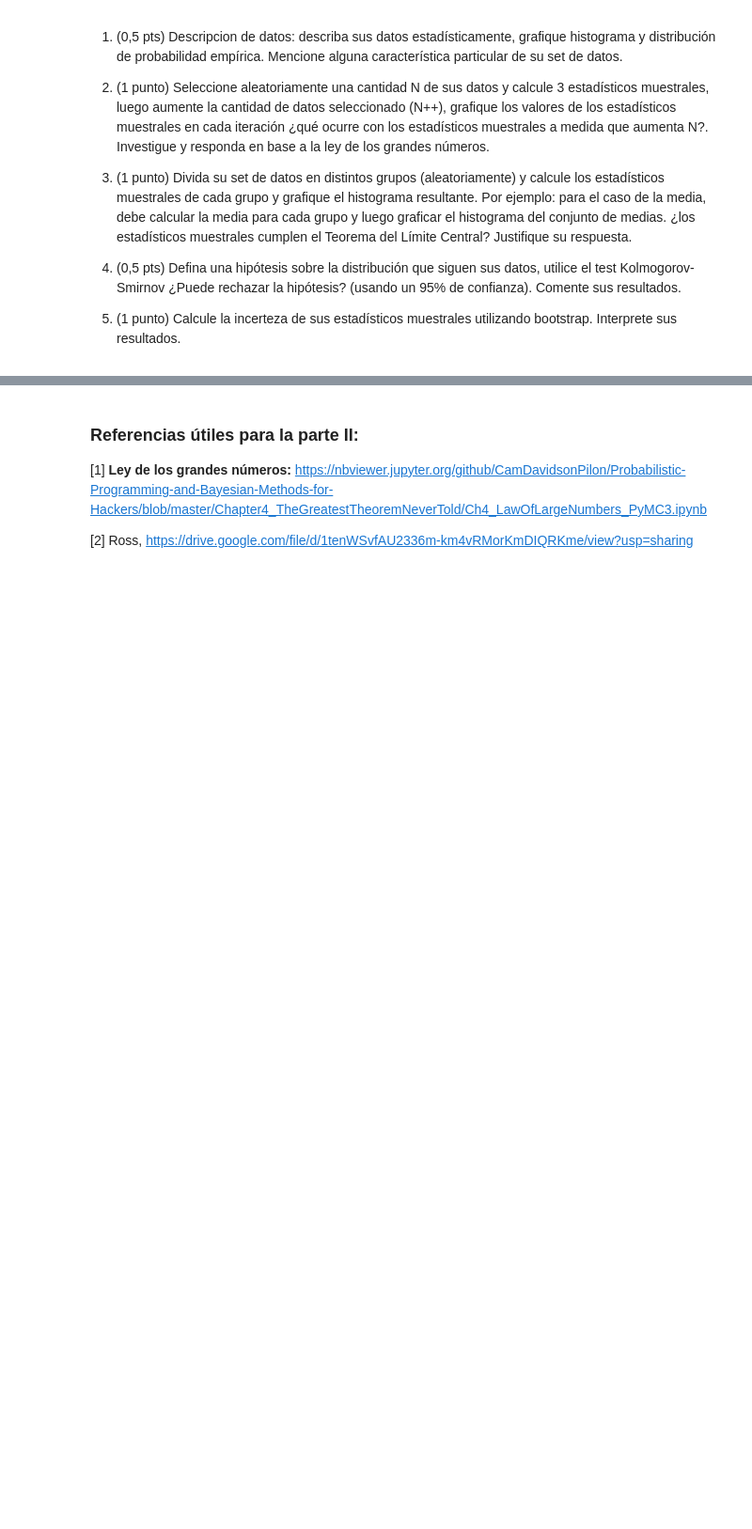
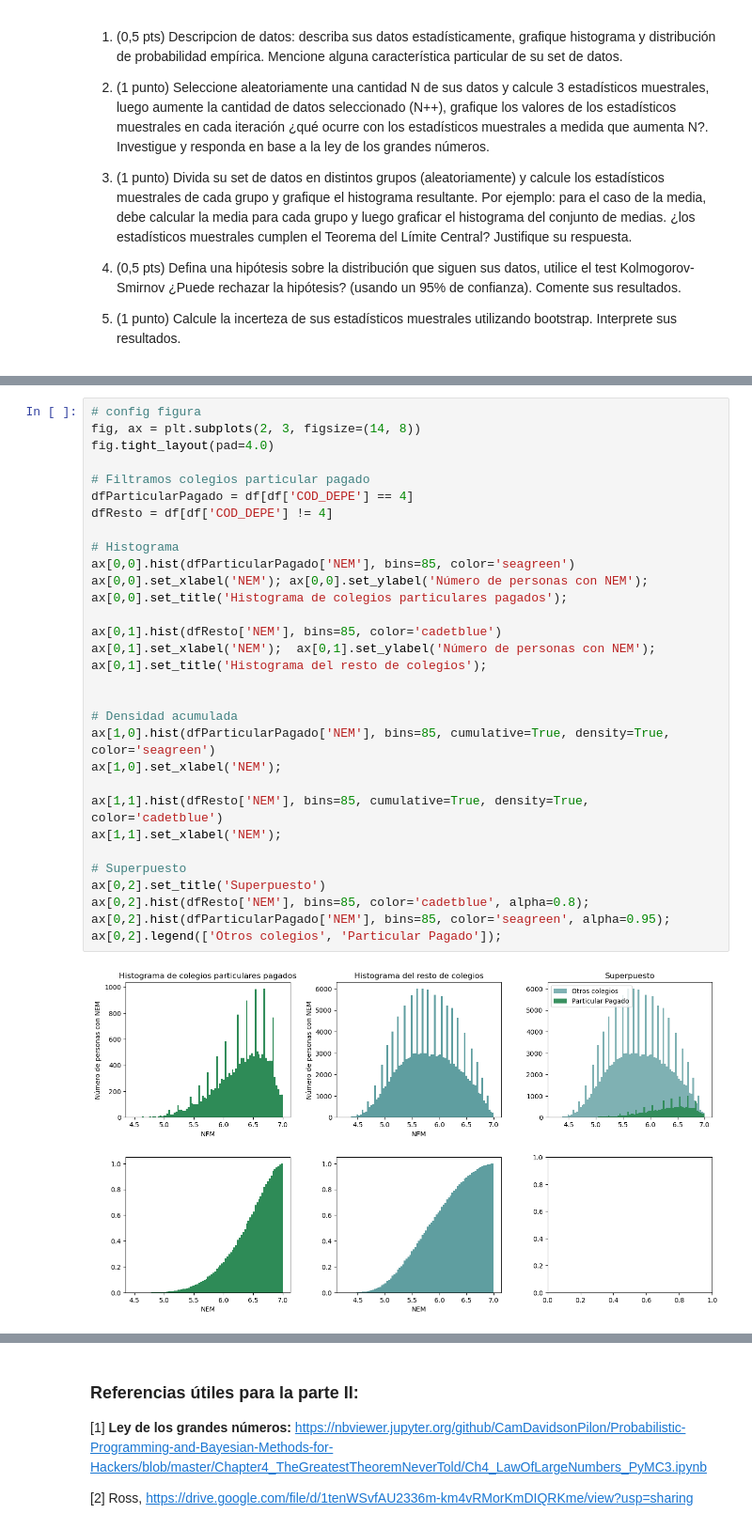
Before and after one commit to imnotUrban/Repo-Simulacion, a Jupyter notebook: Proyecto_Unidad_1/ProyectoUnidad1.ipynb, the cells around one changed output, grey strips where cells are left out. Shown at 94% size. Saved outputs shown, nothing was run; the diff lists cells and outputs as text; blank space fills up the shorter version.

```diff
--- a/Proyecto_Unidad_1/ProyectoUnidad1.ipynb
+++ b/Proyecto_Unidad_1/ProyectoUnidad1.ipynb
@@ -212,0 +297,31 @@ Ejemplo de repositorio de datos climáticos: www.cr2.cl
+# %%
+# config figura
+fig, ax = plt.subplots(2, 3, figsize=(14, 8))
+fig.tight_layout(pad=4.0)
+
+# Filtramos colegios particular pagado
+dfParticularPagado = df[df['COD_DEPE'] == 4]
+dfResto = df[df['COD_DEPE'] != 4]
+
+# Histograma
+ax[0,0].hist(dfParticularPagado['NEM'], bins=85, color='seagreen')
+ax[0,0].set_xlabel('NEM'); ax[0,0].set_ylabel('Número de personas con NEM'); ax[0,0].set_title('Histograma de colegios particulares pagados');
+
+ax[0,1].hist(dfResto['NEM'], bins=85, color='cadetblue')
+ax[0,1].set_xlabel('NEM');  ax[0,1].set_ylabel('Número de personas con NEM'); ax[0,1].set_title('Histograma del resto de colegios');
+
+
+# Densidad acumulada
+ax[1,0].hist(dfParticularPagado['NEM'], bins=85, cumulative=True, density=True, color='seagreen')
+ax[1,0].set_xlabel('NEM');
+
+ax[1,1].hist(dfResto['NEM'], bins=85, cumulative=True, density=True, color='cadetblue')
+ax[1,1].set_xlabel('NEM');
+
+# Superpuesto
+ax[0,2].set_title('Superpuesto')
+ax[0,2].hist(dfResto['NEM'], bins=85, color='cadetblue', alpha=0.8);
+ax[0,2].hist(dfParticularPagado['NEM'], bins=85, color='seagreen', alpha=0.95);
+ax[0,2].legend(['Otros colegios', 'Particular Pagado']);
+# %% [output]
+[figure, added]
```
Also changed, not shown: parts of 31 cells of this notebook, 2 other files.
